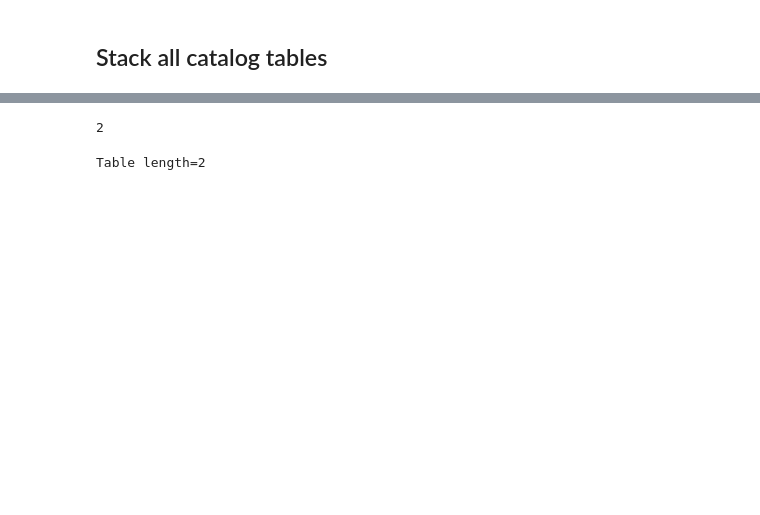
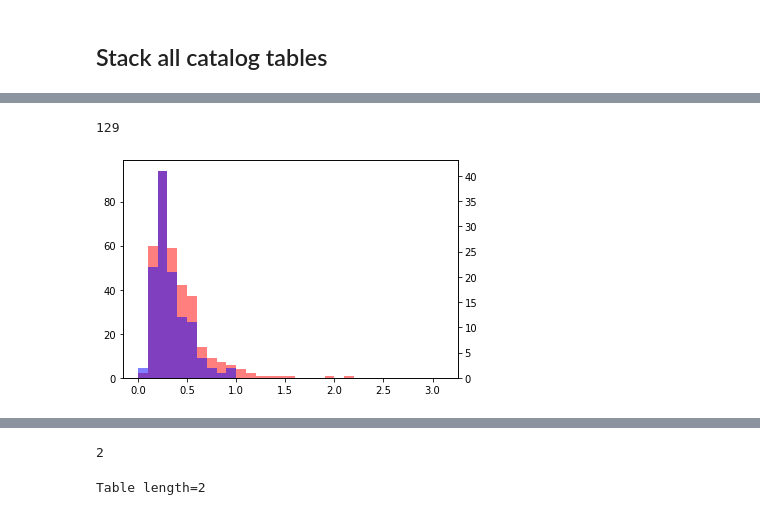
Before and after one commit to mxhf/hetdex-deep, a Jupyter notebook: GAMA09-CatalogView.ipynb, the cells around one changed output, grey strips where cells are left out. Drawn from its saved outputs; the diff is of its cells as text; code cells hidden in the pictures; blank space fills up the shorter version.

```diff
--- a/GAMA09-CatalogView.ipynb
+++ b/GAMA09-CatalogView.ipynb
@@ -5,2 +15,17 @@ import os
 # %% [markdown]
 ## Stack all catalog tables
+# %%
+t = Table.read("../data/augm_gama09GHfin_2.0.cat", format="ascii.ecsv")
+# %%
+# create array that select alls sources that have manually me vetted as proper emission lines
+mv = Table.read("../gama09G_H_vetted.csv")
+
+kk = t['id'] < -1 # all false array
+for r in mv:
+    if r['_11' ] == '1':
+        field, ifu, id = r['col0' ], '{:03d}'.format(int(r['_1' ])), int(r['_2' ])
+        ll  = t['field'] == field
+        ll *= t['ifu'] == ifu
+        ll *= t['id']  == id
+        #print(field, ifu, id, np.sum(ll))
+        kk += ll
@@ -6,0 +55,18 @@ import os
+# %%
+jj  = t["dx"] < 2.
+jj *= t["dy"] < 2.
+jj *= t["dz"] < 2.
+jj *= t["flux"] > 2e-17
+jj *= ~t["touches_nan"]
+jj *= ~t["touches_edge"]
+# %%
+np.sum(jj*kk)
+# %% [output]
+129
+# %%
+
+__ = plt.hist( t[jj]["psfit_rchisq"], bins=np.arange(0.,np.nanmax(t["psfit_rchisq"][jj]),.1), alpha=.5, color='r')
+plt.twinx()
+__ = plt.hist( t[kk]["psfit_rchisq"], bins=np.arange(0.,np.nanmax(t["psfit_rchisq"][kk]),.1), alpha=.5, color='b')
+# %% [output]
+[figure, added]
```
Also changed, not shown: parts of 13 cells of this notebook, 10 other files.
